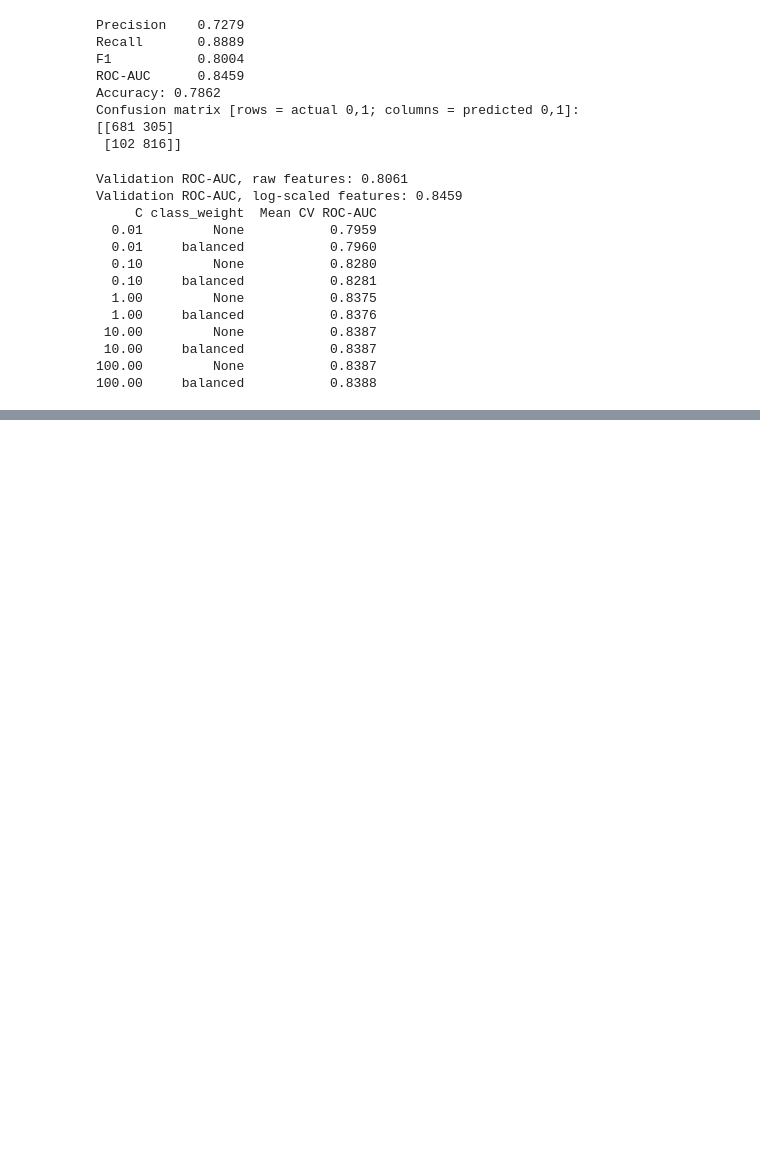
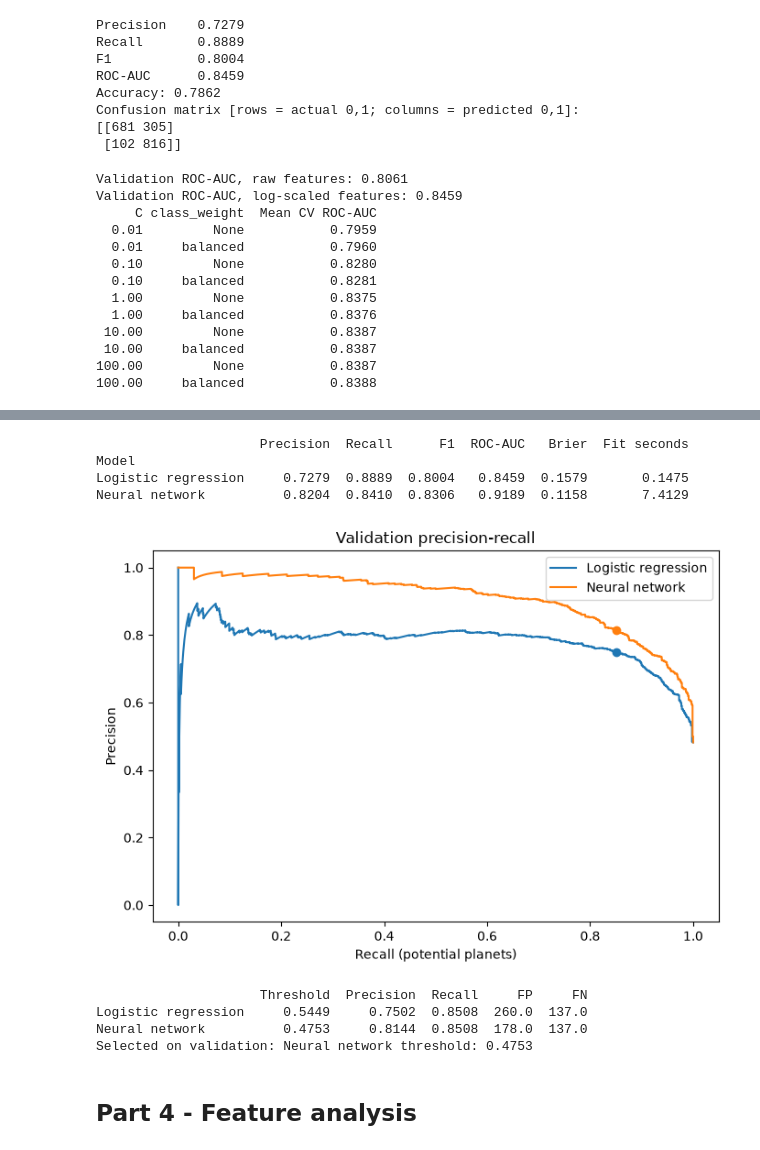
Before and after one commit to Jadakoum21/Kepler_MLproject, a Jupyter notebook: group13_project.ipynb, the cells around one changed output, grey strips where cells are left out. Cells and saved outputs as stored; diff of their text form; code cells hidden in the pictures; blank space fills up the shorter version.

Commit message:
project coding part done

```diff
--- a/group13_project.ipynb
+++ b/group13_project.ipynb
@@ -327,0 +288,64 @@ Some false positives:
+# %%
+# Recompute validation metrics for both models after applying the identical preprocessing.
+from sklearn.metrics import brier_score_loss
+
+validation_prob={"Logistic regression":baseline_model.predict_proba(X_val)[:,1],
+                 "Neural network":network.predict_proba(X_val)[:,1]}
+validation_models={"Logistic regression":baseline_model,"Neural network":network}
+rows=[]
+for name, model in validation_models.items():
+    prob=validation_prob[name]
+    pred=(prob>=0.5).astype(int)
+    rows.append({"Model":name,"Precision":precision_score(y_val,pred),
+                 "Recall":recall_score(y_val,pred),"F1":f1_score(y_val,pred),
+                 "ROC-AUC":roc_auc_score(y_val,prob),
+                 "Brier":brier_score_loss(y_val,prob),
+                 "Fit seconds":baseline_fit_seconds if name=="Logistic regression" else network_fit_seconds})
+validation_table=pd.DataFrame(rows).set_index("Model")
+print(validation_table.round(4).to_string())
+# %% [output]
+                     Precision  Recall      F1  ROC-AUC   Brier  Fit seconds
+Model
+Logistic regression     0.7279  0.8889  0.8004   0.8459  0.1579       0.1475
+Neural network          0.8204  0.8410  0.8306   0.9189  0.1158       7.4129
+# %%
+# Compare precision near the same recall and save the validation precision-recall plot.
+from sklearn.metrics import precision_recall_curve
+
+target_recall=0.85
+operating_points={}
+fig, ax=plt.subplots(figsize=(7,5))
+for name, prob in validation_prob.items():
+    precision, recall, thresholds=precision_recall_curve(y_val,prob)
+    possible=np.flatnonzero(recall[:-1]>=target_recall)
+    k=possible[-1]
+    threshold=float(thresholds[k])
+    pred=(prob>=threshold).astype(int)
+    operating_points[name]={"Threshold":threshold,
+                            "Precision":precision_score(y_val,pred),
+                            "Recall":recall_score(y_val,pred),
+                            "FP":int(confusion_matrix(y_val,pred)[0,1]),
+                            "FN":int(confusion_matrix(y_val,pred)[1,0])}
+    ax.plot(recall,precision,label=name)
+    ax.scatter([operating_points[name]["Recall"]],[operating_points[name]["Precision"]])
+ax.set(xlabel="Recall (potential planets)",ylabel="Precision",title="Validation precision-recall")
+ax.legend()
+fig.tight_layout()
+fig.savefig("validation_precision_recall.png",dpi=160)
+plt.show()
+print(pd.DataFrame(operating_points).T.round(4).to_string())
+
+selected_name=max(operating_points,key=lambda n:(operating_points[n]["Precision"],
+                                                    validation_table.loc[n,"ROC-AUC"]))
+selected_model=validation_models[selected_name]
+selected_prob=validation_prob[selected_name]
+selected_threshold=operating_points[selected_name]["Threshold"]
+print("Selected on validation:",selected_name,"threshold:",round(selected_threshold,4))
+# %% [output]
+[figure, added]
+                     Threshold  Precision  Recall     FP     FN
+Logistic regression     0.5449     0.7502  0.8508  260.0  137.0
+Neural network          0.4753     0.8144  0.8508  178.0  137.0
+Selected on validation: Neural network threshold: 0.4753
+# %% [markdown]
+## Part 4 - Feature analysis
```
Also changed, not shown: parts of 15 cells of this notebook, 5 other files.
